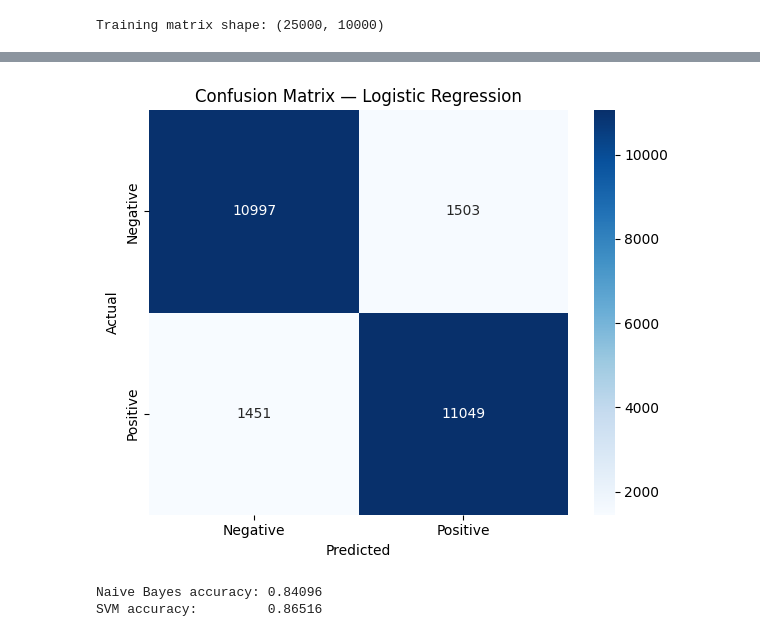
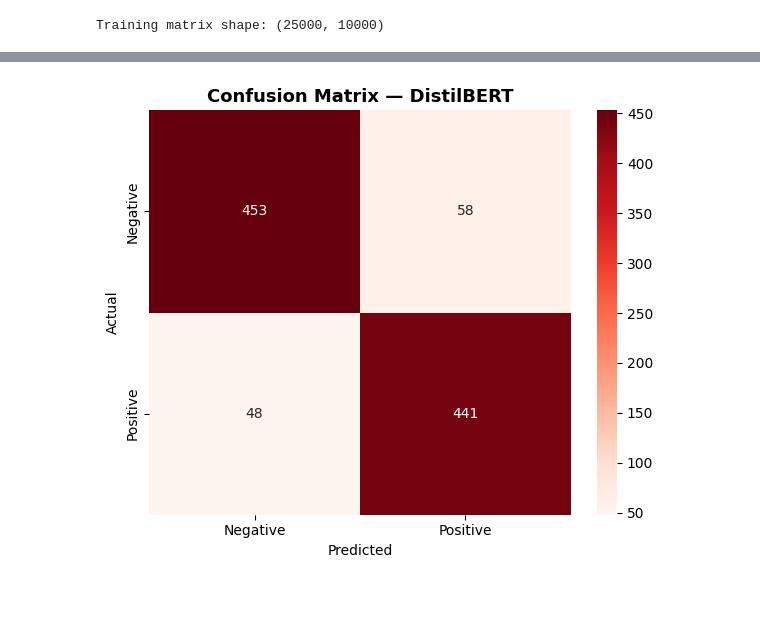
Before and after one commit to Rushadroomi/sentiment-classifier, a Jupyter notebook: sentiment_classifier.ipynb, the cells around one changed output, grey strips where cells are left out. Drawn from its saved outputs; the diff is of its cells as text; code cells hidden in the pictures; blank space fills up the shorter version.

```diff
--- a/sentiment_classifier.ipynb
+++ b/sentiment_classifier.ipynb
@@ -166,0 +258,22 @@ Sentiment: Negative 😞 (confidence: 99.74%)
+# %%
+from sklearn.metrics import accuracy_score, classification_report
+
+model.eval()
+all_preds = []
+all_labels = []
+
+with torch.no_grad():
+    for batch in test_loader:
+        input_ids = batch['input_ids'].to(device)
+        attention_mask = batch['attention_mask'].to(device)
+        labels = batch['label'].to(device)
+
+        outputs = model(input_ids=input_ids, attention_mask=attention_mask)
+        preds = torch.argmax(outputs.logits, dim=1)
+
+        all_preds.extend(preds.cpu().numpy())
+        all_labels.extend(labels.cpu().numpy())
+
+bert_accuracy = accuracy_score(all_labels, all_preds)
+print(f"DistilBERT Accuracy: {bert_accuracy:.4f}")
+print(classification_report(all_labels, all_preds, target_names=['Negative', 'Positive']))
@@ -167,37 +336,18 @@ Sentiment: Negative 😞 (confidence: 99.74%)
 # %%
-import matplotlib.pyplot as plt
+from sklearn.metrics import confusion_matrix
 import seaborn as sns
-from sklearn.metrics import confusion_matrix
 
-cm = confusion_matrix(y_test, y_pred)
+cm = confusion_matrix(all_labels, all_preds)
 
 plt.figure(figsize=(6, 5))
-sns.heatmap(cm, annot=True, fmt='d', cmap='Blues',
+sns.heatmap(cm, annot=True, fmt='d', cmap='Reds',
             xticklabels=['Negative', 'Positive'],
             yticklabels=['Negative', 'Positive'])
-plt.title('Confusion Matrix — Logistic Regression')
+plt.title('Confusion Matrix — DistilBERT', fontsize=13, fontweight='bold')
 plt.ylabel('Actual')
 plt.xlabel('Predicted')
 plt.tight_layout()
+plt.savefig('confusion_matrix_bert.png', dpi=150, bbox_inches='tight')
 plt.show()
 # %% [output]
-[figure, old version]
+[figure, new version]
-# %%
-from sklearn.naive_bayes import MultinomialNB
-from sklearn.svm import LinearSVC
-
-# Naive Bayes
-nb_model = MultinomialNB()
-nb_model.fit(X_train, y_train)
-nb_pred = nb_model.predict(X_test)
-
-# SVM
-svm_model = LinearSVC(max_iter=1000)
-svm_model.fit(X_train, y_train)
-svm_pred = svm_model.predict(X_test)
-
-print("Naive Bayes accuracy:", accuracy_score(y_test, nb_pred))
-print("SVM accuracy:        ", accuracy_score(y_test, svm_pred))
-# %% [output]
-Naive Bayes accuracy: 0.84096
-SVM accuracy:         0.86516
```
Also changed, not shown: parts of 17 cells of this notebook.
